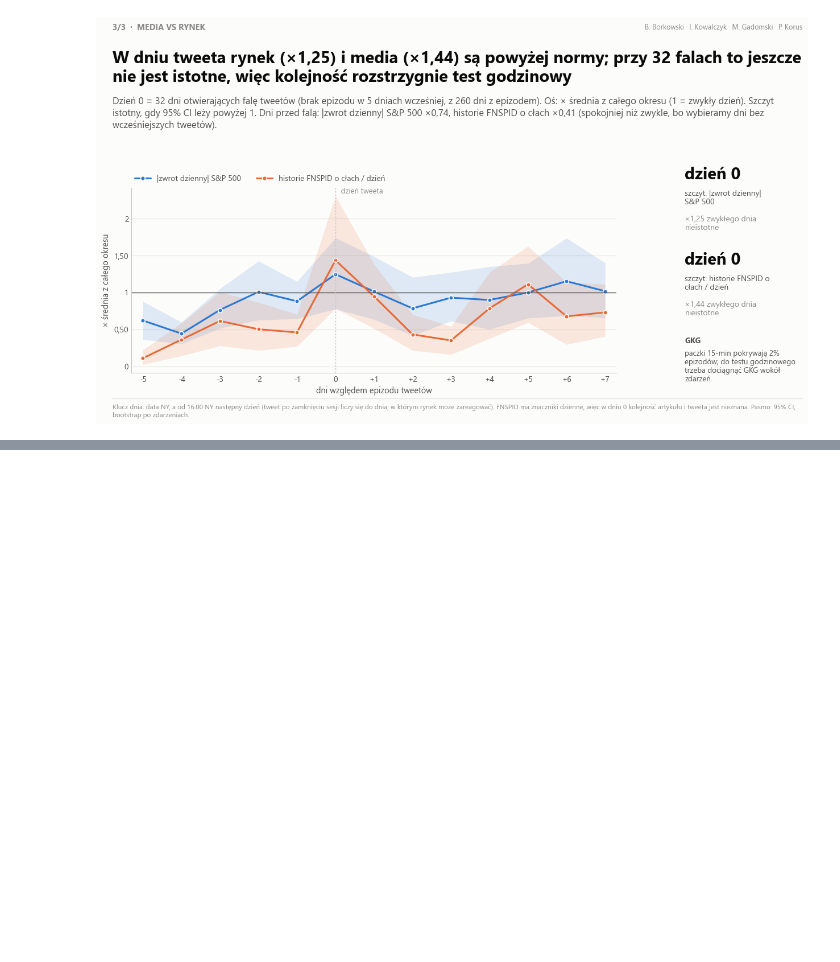
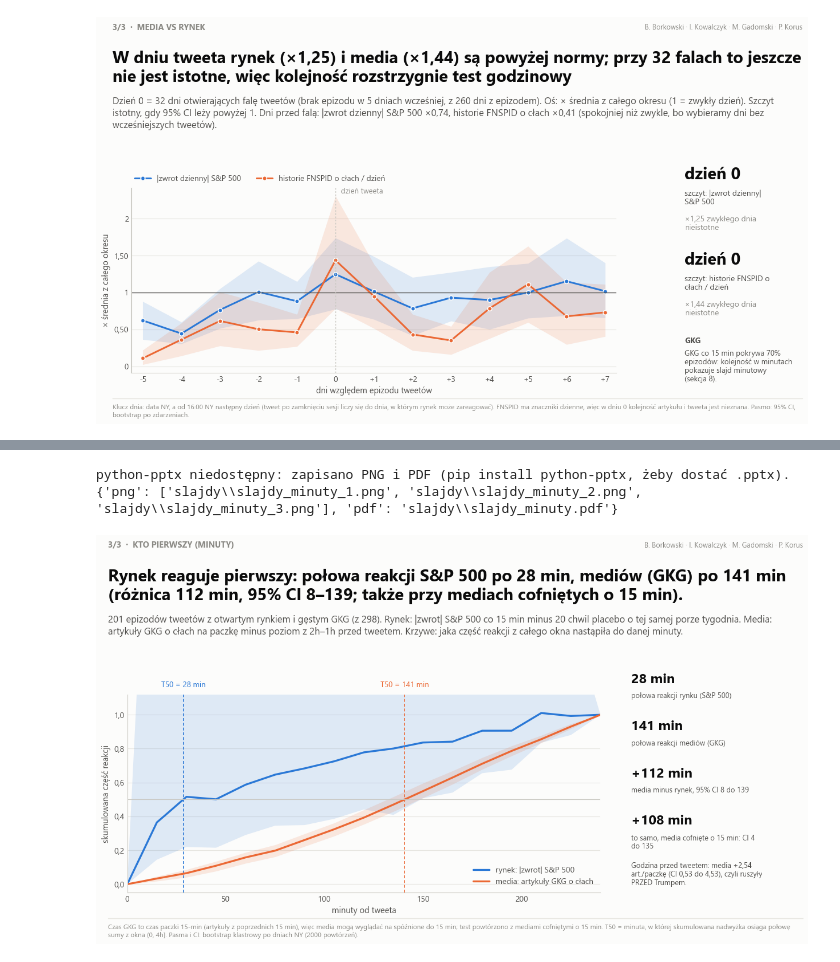
Before and after one commit to Vani-lla/tariffs-vs-social-media, a Jupyter notebook: 02_merging.ipynb, the cells around one changed output, grey strips where cells are left out. Drawn from its saved outputs; the diff is of its cells as text; code cells hidden in the pictures; blank space fills up the shorter version.

```diff
--- a/02_merging.ipynb
+++ b/02_merging.ipynb
@@ -415,0 +497,12 @@ python-pptx niedostępny: zapisano PNG i PDF (pip install python-pptx, żeby dos
+# %%
+# 8d. SLAJD 3 w wersji minutowej (zastępuje dzienny, gdy GKG pokrywa epizody) + zapis talii
+if O["n"]["w_teście_media"] >= 10:
+    fig3m = pkg.slides.slide_order(res, O, num=3)
+    out = pkg.slides.save_deck([fig1, fig2, fig3m], "slajdy", name="slajdy_minuty")
+    print({k: [str(p) for p in v] if isinstance(v, list) else str(v) for k, v in out.items()})
+else:
+    print("Slajd minutowy pominięty:", O["verdict"])
+# %% [output]
+python-pptx niedostępny: zapisano PNG i PDF (pip install python-pptx, żeby dostać .pptx).
+{'png': ['slajdy\\slajdy_minuty_1.png', 'slajdy\\slajdy_minuty_2.png', 'slajdy\\slajdy_minuty_3.png'], 'pdf': 'slajdy\\slajdy_minuty.pdf'}
+[figure, added]
```
Also changed, not shown: parts of 14 cells of this notebook, 24 other files.
